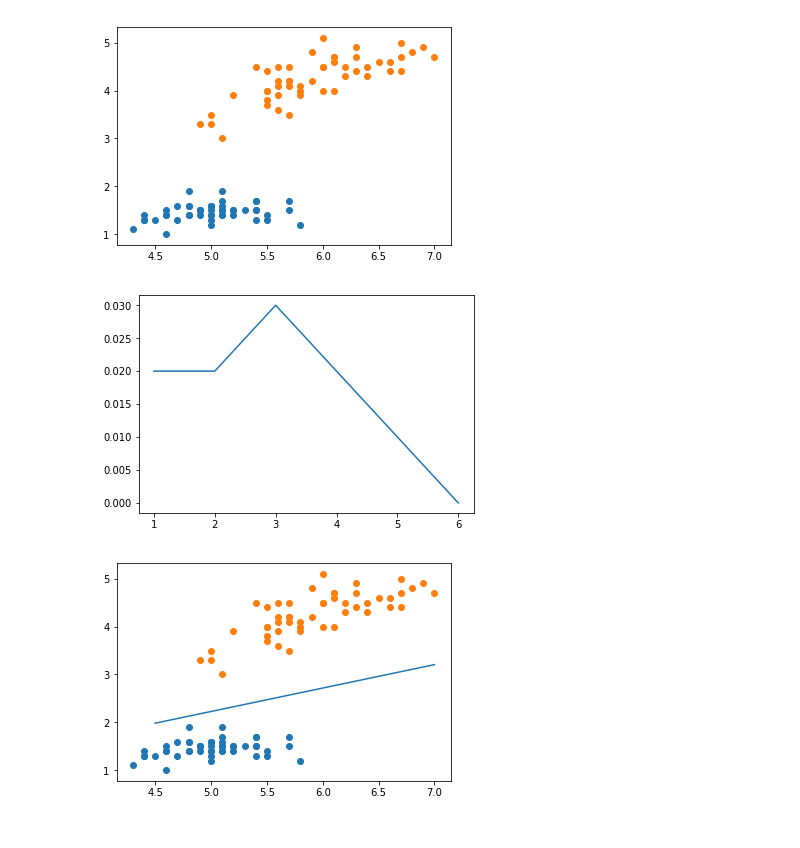
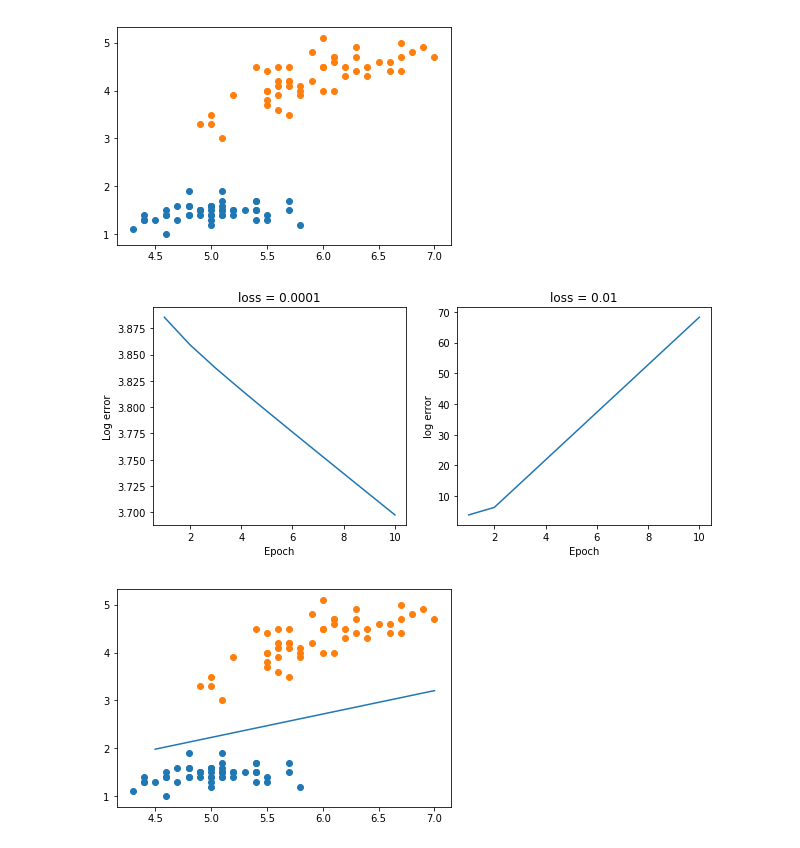
Before and after one commit to mirgee/ml_algorithms, a Jupyter notebook: Perceptron.ipynb, the cells around one changed output. Saved outputs shown, nothing was run; the diff lists cells and outputs as text; code cells hidden in the pictures.

Commit message:
Some added learning rate comparison

```diff
--- a/Perceptron.ipynb
+++ b/Perceptron.ipynb
@@ -86,15 +86,32 @@ class PerceptronBGD(Perceptron):
 
         self._init_weights(X)
         for _ in range(self.num_iters):
-            y_hats = self.predict(X)
+            y_hats = self._predict(X)
             errors = y - y_hats
             self.w_[1:] += self.learning_rate * X.T @ errors
             self.w_[0:] += self.learning_rate * np.sum(errors)
-            self.loss_history_.append(0.5 * np.sum(errors))
-
+            loss = 0.5 * np.sum(errors**2)
+            self.loss_history_.append(loss)
 
     def _activation_function(self, z):
         return z
+
+
+class PerceptronSGD(Perceptron):
+
+    def partial_fit(self, X, y):
+        pass
+
+    def _activation_function(self, z):
+        return z
+
+class PerceptronMBGD(Perceptron):
+
+    def partial_fit(self, X, y):
+        pass
+
+    def _activation_function(self, z):
+        return z
 # %%
 import pandas as pd
 
@@ -115,13 +132,24 @@ plt.scatter(X_train[50:, 0], X_train[50:, 2])
 plt.show()
 # %% [output]
 [figure]
-# %%
-perc = PerceptronDelta(num_iters=10, learning_rate=0.1)
-perc.fit(X_train[:, (0,2)], y_train)
-plt.plot(range(1, len(perc.loss_history_)+1), perc.loss_history_)
-plt.show()
-# %% [output]
-[figure, removed]
+# %%
+fig, ax = plt.subplots(1, 2, figsize=(10,4))
+perc_bgd1 = PerceptronBGD(num_iters=10, learning_rate=0.0001)
+perc_bgd2 = PerceptronBGD(num_iters=10, learning_rate=0.01)
+perc_bgd1.fit(X_train[:, (0,2)], y_train)
+perc_bgd2.fit(X_train[:, (0,2)], y_train)
+
+ax[0].plot(range(1, len(perc_bgd1.loss_history_)+1), np.log(perc_bgd1.loss_history_))
+ax[0].set_title('loss = 0.0001')
+ax[0].set_ylabel('Log error')
+ax[0].set_xlabel('Epoch')
+ax[1].plot(range(1, len(perc_bgd2.loss_history_)+1), np.log(perc_bgd2.loss_history_))
+ax[1].set_title('loss = 0.01')
+ax[1].set_ylabel('log error')
+ax[1].set_xlabel('Epoch')
+plt.show()
+# %% [output]
+[figure, added]
 # %%
 x = np.linspace(4.5, 7, 100)
 y = (-x*perc.w_[1] + perc.w_[0]) / perc.w_[2]
```
